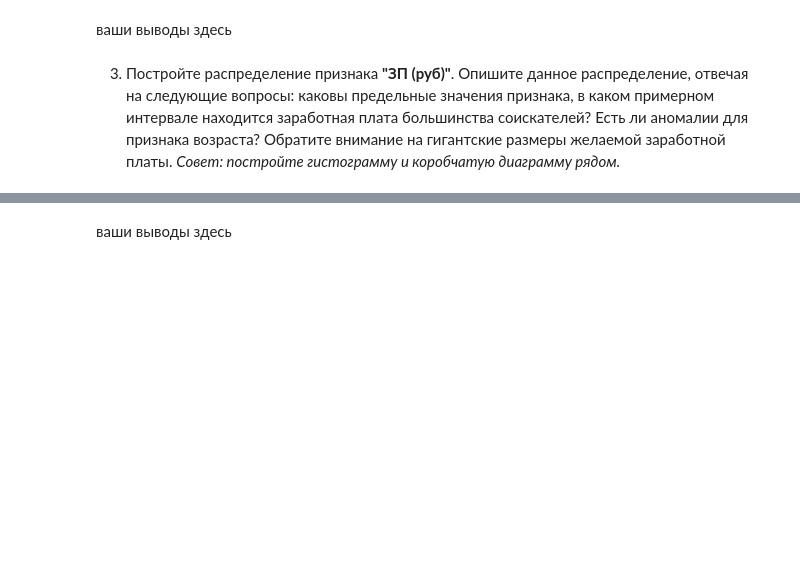
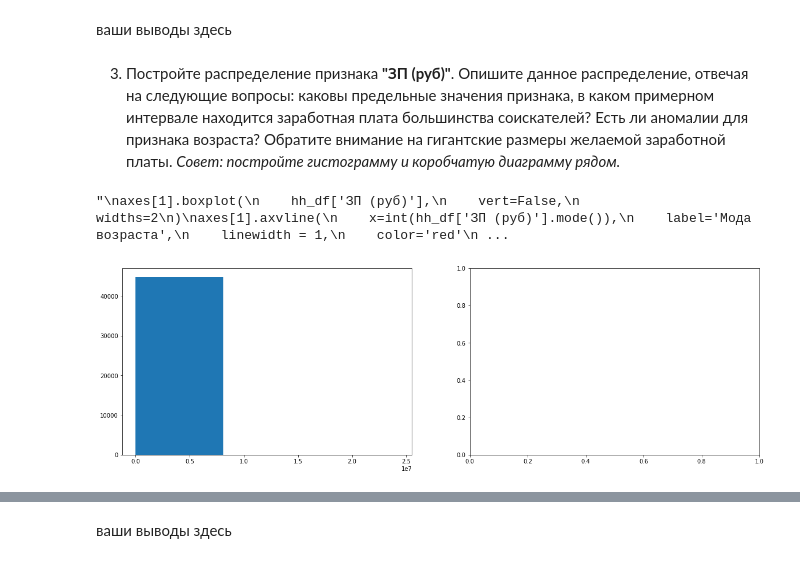
Before and after one commit to TonyVinsenty/sf_data_science, a Jupyter notebook: project_1/Project_1.ipynb, the cells around one changed output, grey strips where cells are left out. Drawn from its saved outputs; the diff is of its cells as text; code cells hidden in the pictures; blank space fills up the shorter version.

```diff
--- a/project_1/Project_1.ipynb
+++ b/project_1/Project_1.ipynb
@@ -510,4 +612,41 @@ an instance of :class:`plotly.graph_objs.Histogram`
 3. Постройте распределение признака **"ЗП (руб)"**. Опишите данное распределение, отвечая на следующие вопросы: каковы предельные значения признака, в каком примерном интервале находится заработная плата большинства соискателей? Есть ли аномалии для признака возраста? Обратите внимание на гигантские размеры желаемой заработной платы.
 *Совет: постройте гистограмму и коробчатую диаграмму рядом.*
 # %%
-# ваш код здесь
+#Гистограмма и коробчатая диаграмма распределения возраста соискателей
+fig, axes = plt.subplots(nrows=1, ncols=2, figsize=(20,6))
+
+axes[0].hist(
+    x=hh_df['ЗП (руб)'],
+    label='Возраст',
+    bins=3
+)
+'''
+axes[0].axvline(
+    x=int(hh_df['ЗП (руб)'].mode()),
+    label='Мода возраста',
+    color='red'
+)
+axes[0].set_title('Гистограмма и медиана распределения возраста')
+axes[0].legend()
+axes[0].grid()
+#axes[0].set_xticks(range(0, 1000, 10))
+'''
+'''
+axes[1].boxplot(
+    hh_df['ЗП (руб)'],
+    vert=False,
+    widths=2
+)
+axes[1].axvline(
+    x=int(hh_df['ЗП (руб)'].mode()),
+    label='Мода возраста',
+    linewidth = 1,
+    color='red'
+)
+axes[1].set_title('Коробчатая диаграмма распределения возраста')
+#axes[1].set_xticks(range(0, 120, 10))
+axes[1].legend();
+'''
+# %% [output]
+"\naxes[1].boxplot(\n    hh_df['ЗП (руб)'],\n    vert=False,\n    widths=2\n)\naxes[1].axvline(\n    x=int(hh_df['ЗП (руб)'].mode()),\n    label='Мода возраста',\n    linewidth = 1,\n    color='red'\n ...
+[figure, added]
```
Also changed, not shown: parts of 10 cells of this notebook.
